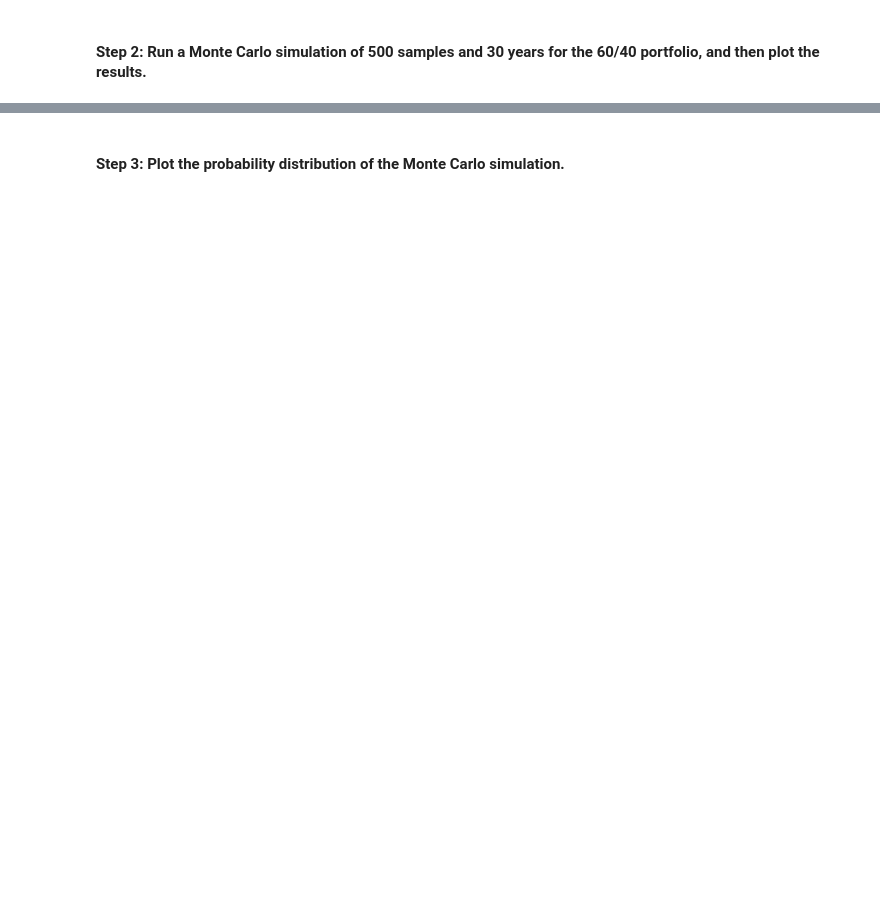
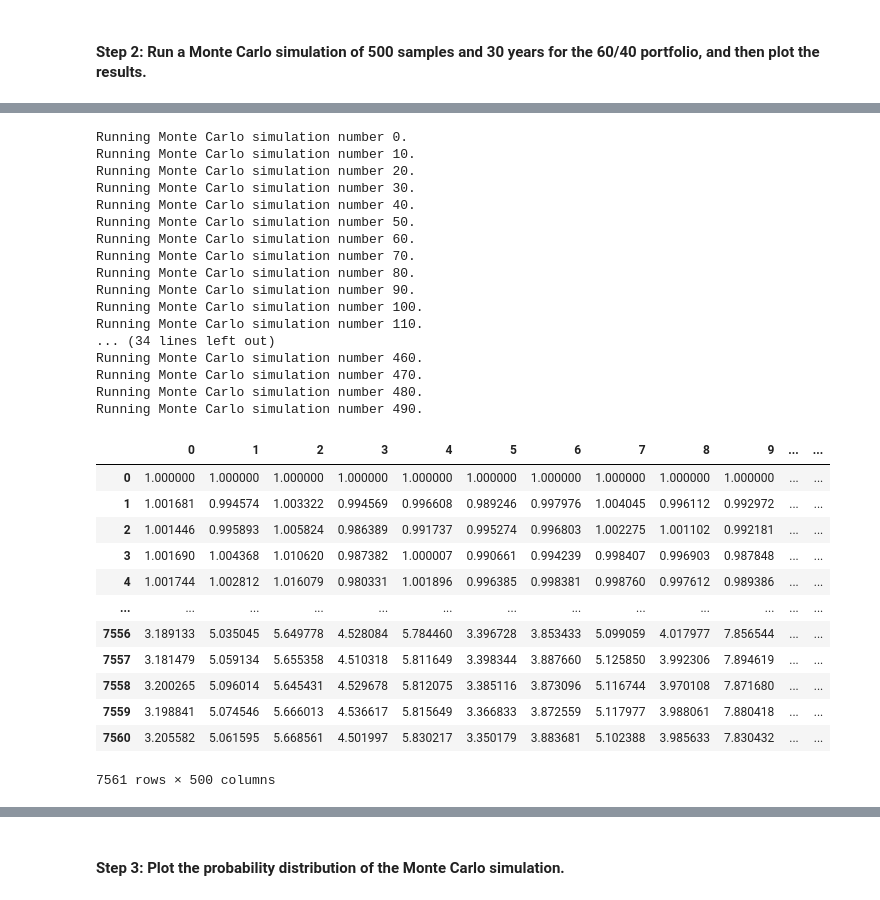
Before and after one commit to allyche/module_5_challenge, a Jupyter notebook: financial_planning_tools.ipynb, the cells around one changed output, grey strips where cells are left out. Drawn from its saved outputs; the diff is of its cells as text; code cells hidden in the pictures; blank space fills up the shorter version.

```diff
--- a/financial_planning_tools.ipynb
+++ b/financial_planning_tools.ipynb
@@ -439,6 +474,37 @@ In this section, you’ll use the MCForecastTools library to create a Monte Carl
 # %%
 # Run the Monte Carlo simulation to forecast 30 years cumulative returns
-# YOUR CODE HERE
+thirty_year_simulation.calc_cumulative_return()
+# %% [output]
+Running Monte Carlo simulation number 0.
+Running Monte Carlo simulation number 10.
+Running Monte Carlo simulation number 20.
+Running Monte Carlo simulation number 30.
+Running Monte Carlo simulation number 40.
+Running Monte Carlo simulation number 50.
+Running Monte Carlo simulation number 60.
+Running Monte Carlo simulation number 70.
+Running Monte Carlo simulation number 80.
+Running Monte Carlo simulation number 90.
+Running Monte Carlo simulation number 100.
+Running Monte Carlo simulation number 110.
+... (34 lines left out)
+Running Monte Carlo simulation number 460.
+Running Monte Carlo simulation number 470.
+Running Monte Carlo simulation number 480.
+Running Monte Carlo simulation number 490.
+|  | 0 | 1 | 2 | 3 | 4 | 5 | 6 | 7 | 8 | 9 | ... | ... |
+| 0 | 1.000000 | 1.000000 | 1.000000 | 1.000000 | 1.000000 | 1.000000 | 1.000000 | 1.000000 | 1.000000 | 1.000000 | ... | ... |
+| 1 | 1.001681 | 0.994574 | 1.003322 | 0.994569 | 0.996608 | 0.989246 | 0.997976 | 1.004045 | 0.996112 | 0.992972 | ... | ... |
+| 2 | 1.001446 | 0.995893 | 1.005824 | 0.986389 | 0.991737 | 0.995274 | 0.996803 | 1.002275 | 1.001102 | 0.992181 | ... | ... |
+| 3 | 1.001690 | 1.004368 | 1.010620 | 0.987382 | 1.000007 | 0.990661 | 0.994239 | 0.998407 | 0.996903 | 0.987848 | ... | ... |
+| 4 | 1.001744 | 1.002812 | 1.016079 | 0.980331 | 1.001896 | 0.996385 | 0.998381 | 0.998760 | 0.997612 | 0.989386 | ... | ... |
+| ... | ... | ... | ... | ... | ... | ... | ... | ... | ... | ... | ... | ... |
+| 7556 | 3.189133 | 5.035045 | 5.649778 | 4.528084 | 5.784460 | 3.396728 | 3.853433 | 5.099059 | 4.017977 | 7.856544 | ... | ... |
+| 7557 | 3.181479 | 5.059134 | 5.655358 | 4.510318 | 5.811649 | 3.398344 | 3.887660 | 5.125850 | 3.992306 | 7.894619 | ... | ... |
+| 7558 | 3.200265 | 5.096014 | 5.645431 | 4.529678 | 5.812075 | 3.385116 | 3.873096 | 5.116744 | 3.970108 | 7.871680 | ... | ... |
+| 7559 | 3.198841 | 5.074546 | 5.666013 | 4.536617 | 5.815649 | 3.366833 | 3.872559 | 5.117977 | 3.988061 | 7.880418 | ... | ... |
+| 7560 | 3.205582 | 5.061595 | 5.668561 | 4.501997 | 5.830217 | 3.350179 | 3.883681 | 5.102388 | 3.985633 | 7.830432 | ... | ... |
+7561 rows × 500 columns
 # %%
 # Visualize the 30-year Monte Carlo simulation by creating an
 # overlay line plot
```
Also changed, not shown: parts of 9 cells of this notebook.
